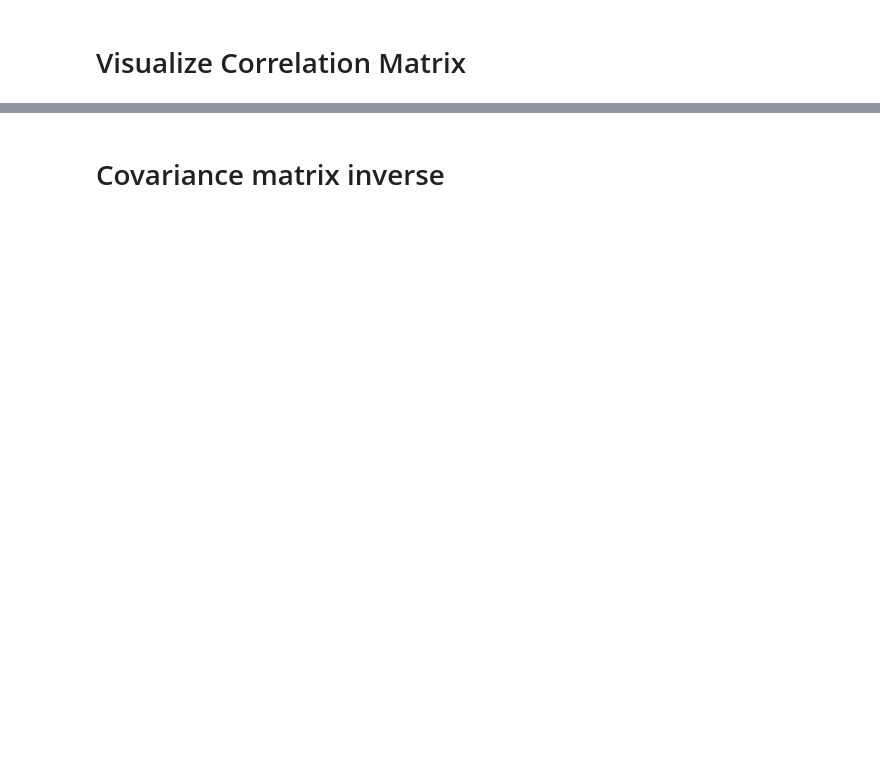
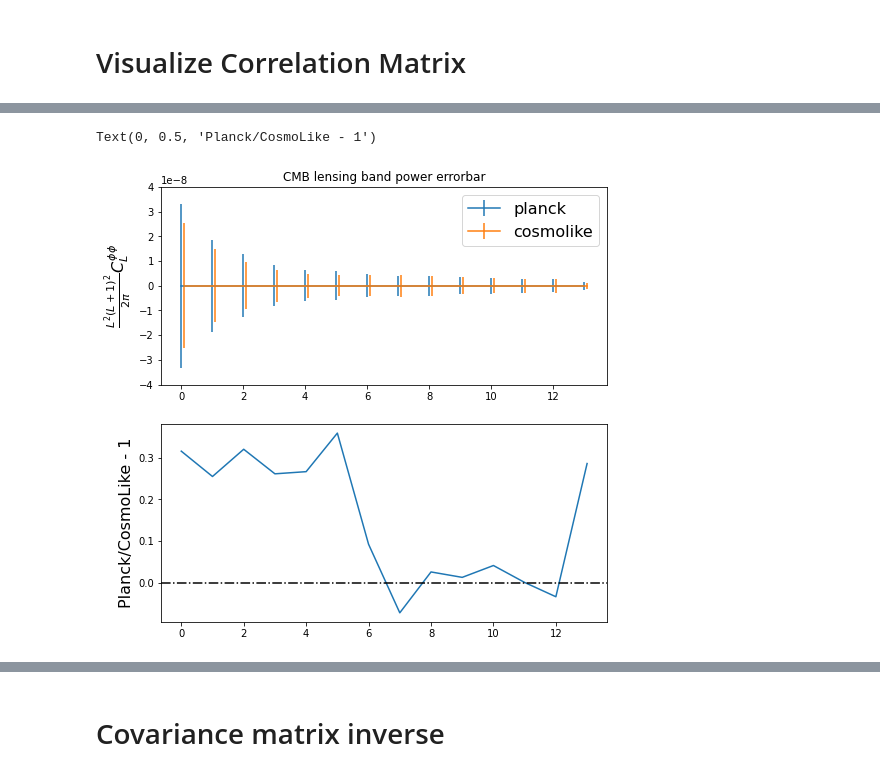
Before and after one commit to CosmoLike/DESxPlanck, a Jupyter notebook: notebooks/VisualizeCovMat.ipynb, the cells around one changed output, grey strips where cells are left out. Drawn from its saved outputs; the diff is of its cells as text; code cells hidden in the pictures; blank space fills up the shorter version.

```diff
--- a/notebooks/VisualizeCovMat.ipynb
+++ b/notebooks/VisualizeCovMat.ipynb
@@ -188,0 +302,16 @@ Bbox(x0=0.14, y0=0.05, x1=1.02, y1=0.12000000000000001)
+# %%
+fig, axes = plt.subplots(2,1, figsize=(8,8))
+
+axes[0].errorbar(np.array(range(14)), np.zeros(14), yerr=np.sqrt(np.diagonal(cov_kk_planck)), label='planck')
+axes[0].errorbar(np.array(range(14))+0.1, np.zeros(14), yerr=2/np.pi*np.sqrt(np.diagonal(cov_kk_cosmolike)), label='cosmolike')
+axes[0].set_ylim([-4e-8, 4e-8])
+axes[0].legend(fontsize=16)
+axes[0].set_title("CMB lensing band power errorbar")
+axes[0].set_ylabel(r'$\frac{L^2(L+1)^2}{2\pi}C^{\phi\phi}_L$', fontsize=16)
+
+axes[1].plot(range(14), np.sqrt(np.diagonal(cov_kk_planck))/(2/np.pi*np.sqrt(np.diagonal(cov_kk_cosmolike)))-1,)
+axes[1].axhline(0,ls='-.',c='k')
+axes[1].set_ylabel('Planck/CosmoLike - 1', fontsize=16)
+# %% [output]
+Text(0, 0.5, 'Planck/CosmoLike - 1')
+[figure, added]
```
Also changed, not shown: parts of 14 cells of this notebook, 8 other files.
